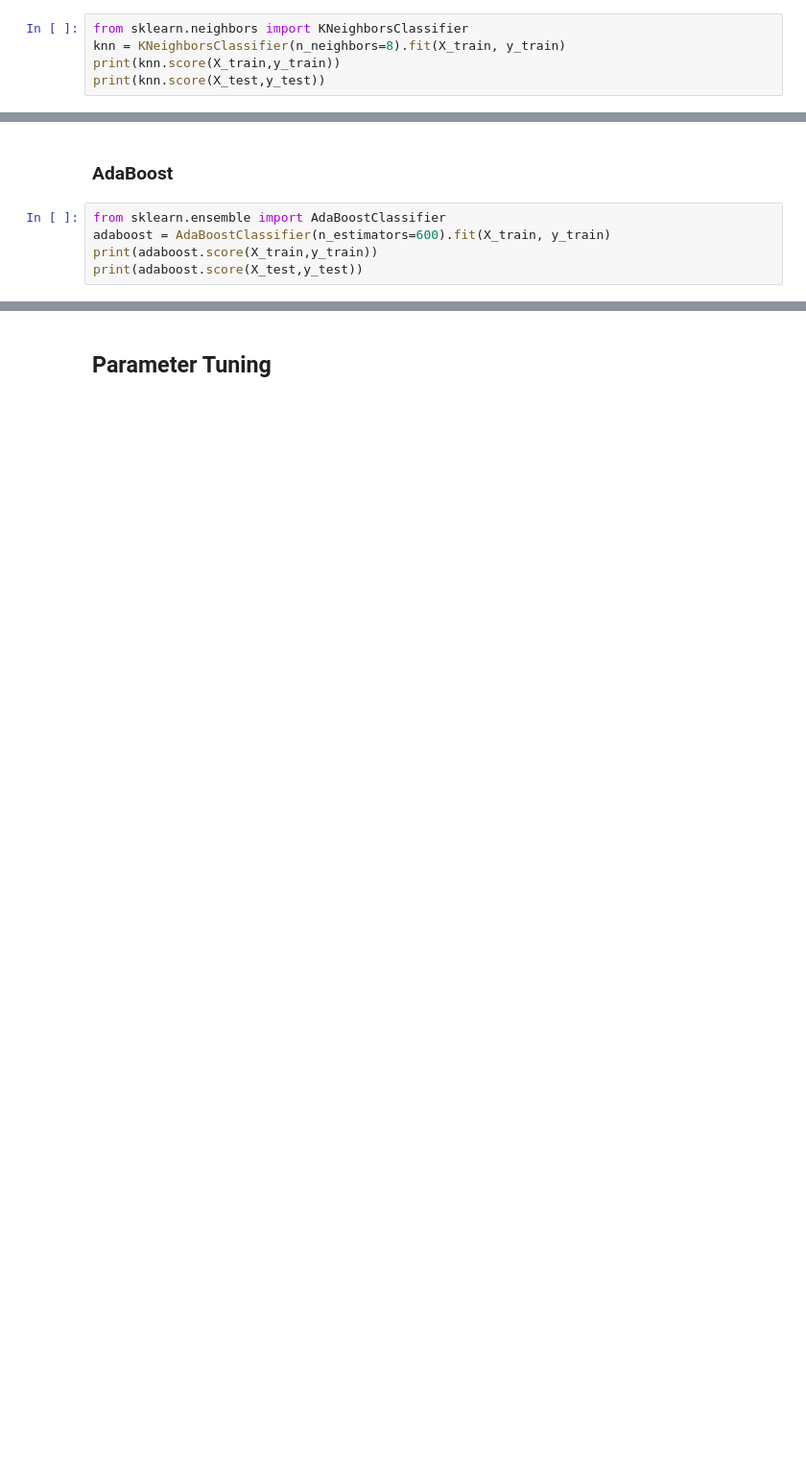
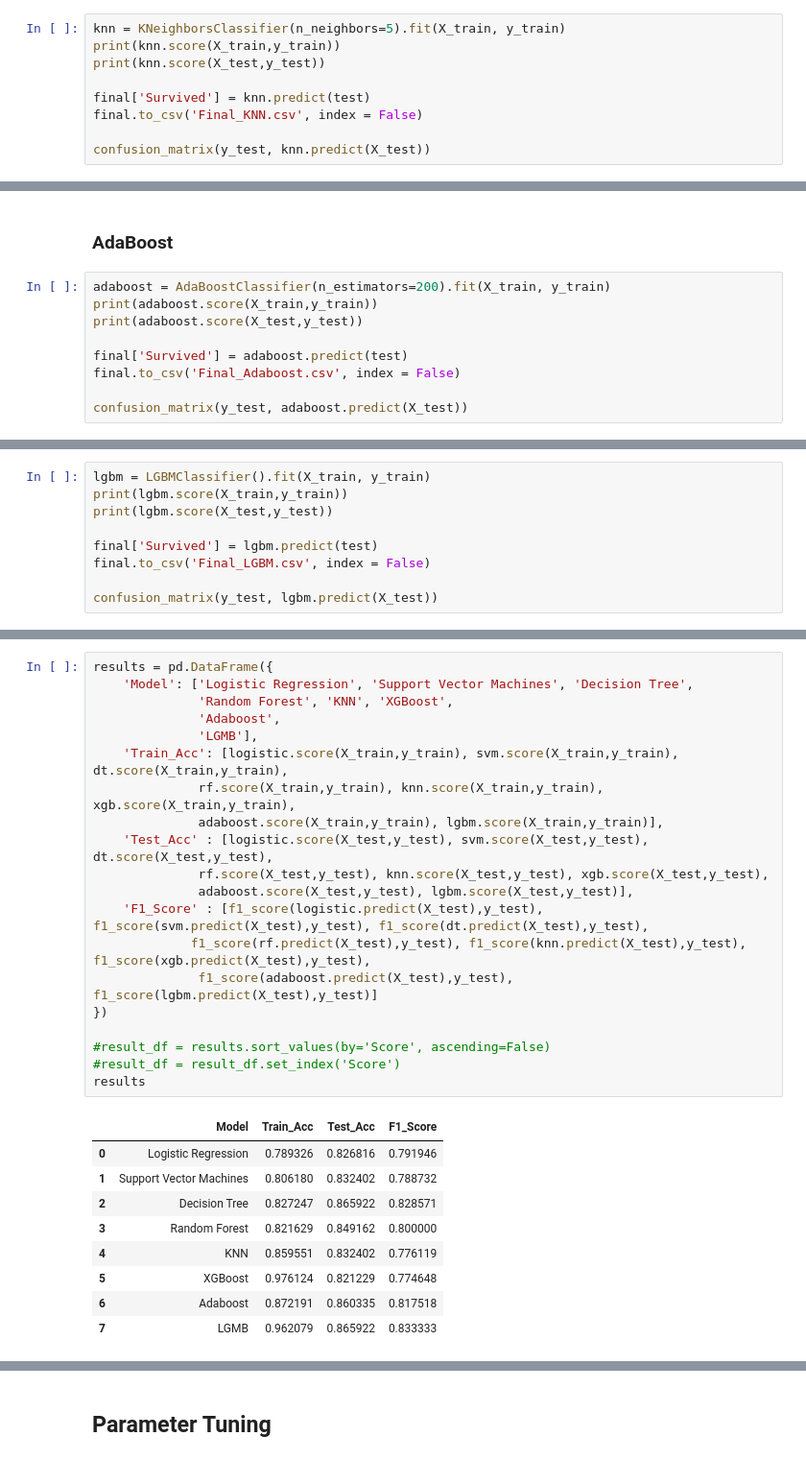
Before and after one commit to AidynKadyr/Titanc-Machine-Learning-from-Disaster, a Jupyter notebook: Titanic.ipynb, the cells around one changed output, grey strips where cells are left out. Shown at 96% size. Saved outputs shown, nothing was run; the diff lists cells and outputs as text; blank space fills up the shorter version.

```diff
--- a/Titanic.ipynb
+++ b/Titanic.ipynb
@@ -610,8 +767,12 @@ final.to_csv('Final_rf.csv', index = False)
 # %% [markdown]
 ### knn
 # %%
-from sklearn.neighbors import KNeighborsClassifier
-knn = KNeighborsClassifier(n_neighbors=8).fit(X_train, y_train)
+knn = KNeighborsClassifier(n_neighbors=5).fit(X_train, y_train)
 print(knn.score(X_train,y_train))
 print(knn.score(X_test,y_test))
+
+final['Survived'] = knn.predict(test)
+final.to_csv('Final_KNN.csv', index = False)
+
+confusion_matrix(y_test, knn.predict(X_test))
 # %% [output]
@@ -648,8 +799,12 @@ final.to_csv('Final_XGboost.csv', index = False)
 # %% [markdown]
 ### AdaBoost
 # %%
-from sklearn.ensemble import AdaBoostClassifier
-adaboost = AdaBoostClassifier(n_estimators=600).fit(X_train, y_train)
+adaboost = AdaBoostClassifier(n_estimators=200).fit(X_train, y_train)
 print(adaboost.score(X_train,y_train))
 print(adaboost.score(X_test,y_test))
+
+final['Survived'] = adaboost.predict(test)
+final.to_csv('Final_Adaboost.csv', index = False)
+
+confusion_matrix(y_test, adaboost.predict(X_test))
 # %% [output]
@@ -666,0 +817,9 @@ final.to_csv('Final_adaboost.csv', index = False)
+# %%
+lgbm = LGBMClassifier().fit(X_train, y_train)
+print(lgbm.score(X_train,y_train))
+print(lgbm.score(X_test,y_test))
+
+final['Survived'] = lgbm.predict(test)
+final.to_csv('Final_LGBM.csv', index = False)
+
+confusion_matrix(y_test, lgbm.predict(X_test))
@@ -666,0 +841,30 @@ final.to_csv('Final_adaboost.csv', index = False)
+# %%
+results = pd.DataFrame({
+    'Model': ['Logistic Regression', 'Support Vector Machines', 'Decision Tree',
+              'Random Forest', 'KNN', 'XGBoost',
+              'Adaboost',
+              'LGMB'],
+    'Train_Acc': [logistic.score(X_train,y_train), svm.score(X_train,y_train), dt.score(X_train,y_train),
+              rf.score(X_train,y_train), knn.score(X_train,y_train), xgb.score(X_train,y_train),
+              adaboost.score(X_train,y_train), lgbm.score(X_train,y_train)],
+    'Test_Acc' : [logistic.score(X_test,y_test), svm.score(X_test,y_test), dt.score(X_test,y_test),
+              rf.score(X_test,y_test), knn.score(X_test,y_test), xgb.score(X_test,y_test),
+              adaboost.score(X_test,y_test), lgbm.score(X_test,y_test)],
+    'F1_Score' : [f1_score(logistic.predict(X_test),y_test), f1_score(svm.predict(X_test),y_test), f1_score(dt.predict(X_test),y_test),
+             f1_score(rf.predict(X_test),y_test), f1_score(knn.predict(X_test),y_test), f1_score(xgb.predict(X_test),y_test),
+              f1_score(adaboost.predict(X_test),y_test), f1_score(lgbm.predict(X_test),y_test)]
+})
+
+#result_df = results.sort_values(by='Score', ascending=False)
+#result_df = result_df.set_index('Score')
+results
+# %% [output]
+|  | Model | Train_Acc | Test_Acc | F1_Score |
+| 0 | Logistic Regression | 0.789326 | 0.826816 | 0.791946 |
+| 1 | Support Vector Machines | 0.806180 | 0.832402 | 0.788732 |
+| 2 | Decision Tree | 0.827247 | 0.865922 | 0.828571 |
+| 3 | Random Forest | 0.821629 | 0.849162 | 0.800000 |
+| 4 | KNN | 0.859551 | 0.832402 | 0.776119 |
+| 5 | XGBoost | 0.976124 | 0.821229 | 0.774648 |
+| 6 | Adaboost | 0.872191 | 0.860335 | 0.817518 |
+| 7 | LGMB | 0.962079 | 0.865922 | 0.833333 |
```
Also changed, not shown: parts of 158 cells of this notebook, 10 other files.
